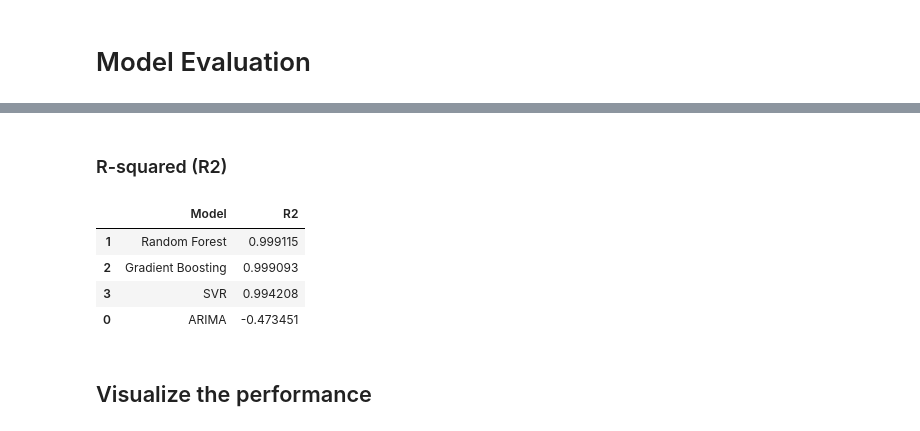
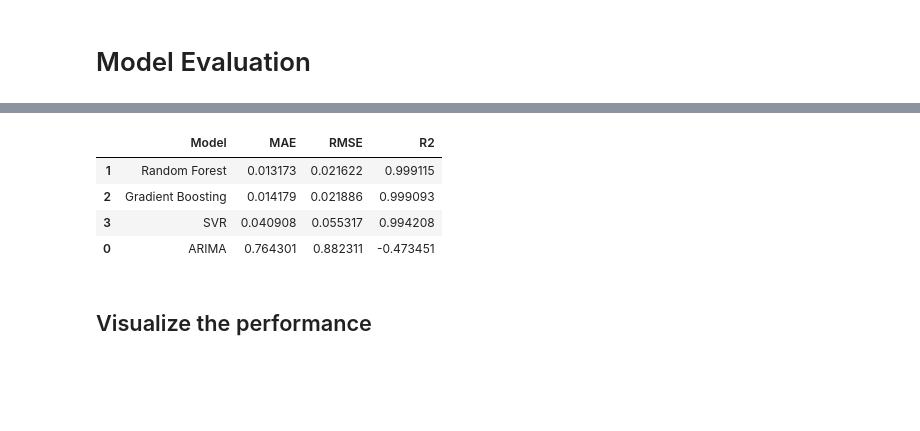
Before and after one commit to pinarrcindemirr/ML_Q1122408, a Jupyter notebook: ML_Q1122408.ipynb, the cells around one changed output, grey strips where cells are left out. Cells and saved outputs as stored; diff of their text form; code cells hidden in the pictures; blank space fills up the shorter version.

```diff
--- a/ML_Q1122408.ipynb
+++ b/ML_Q1122408.ipynb
@@ -544,44 +424,40 @@ df_rmse
-# %% [markdown]
-### R-squared (R2)
-# %%
-from sklearn.metrics import r2_score
-
-r2_arima = r2_score(
-    df_arima_results["Actual"],
-    df_arima_results["Predicted"]
-)
-r2_arima
-
-r2_rf = r2_score(
-    df_rf_results["Actual"],
-    df_rf_results["Predicted"]
-)
-r2_rf
-
-r2_gbr = r2_score(
-    df_gbr_results["Actual"],
-    df_gbr_results["Predicted"]
-)
-r2_gbr
-
-r2_svr = r2_score(
-    df_svr_results["Actual"],
-    df_svr_results["Predicted"]
-)
-r2_svr
-
-df_r2 = pd.DataFrame({
-    "Model": ["ARIMA", "Random Forest", "Gradient Boosting", "SVR"],
-    "R2": [r2_arima, r2_rf, r2_gbr, r2_svr]
-}).sort_values("R2", ascending=False)
-
-df_r2
-# %% [output]
-|  | Model | R2 |
-| 1 | Random Forest | 0.999115 |
-| 2 | Gradient Boosting | 0.999093 |
-| 3 | SVR | 0.994208 |
-| 0 | ARIMA | -0.473451 |
+# %%
+from sklearn.metrics import mean_absolute_error, mean_squared_error, r2_score
+import numpy as np
+import pandas as pd
+
+y_true = y_test
+
+predictions = {
+    "ARIMA": arima_pred_series,
+    "Random Forest": rf_pred_series,
+    "Gradient Boosting": gbr_pred_series,
+    "SVR": svr_pred_series
+}
+
+results = []
+
+for model_name, y_pred in predictions.items():
+    y_pred = y_pred.reindex(y_true.index)
+
+    mae = mean_absolute_error(y_true, y_pred)
+    rmse = np.sqrt(mean_squared_error(y_true, y_pred))
+    r2 = r2_score(y_true, y_pred)
+
+    results.append([model_name, mae, rmse, r2])
+
+df_metrics = pd.DataFrame(
+    results,
+    columns=["Model", "MAE", "RMSE", "R2"]
+).sort_values("RMSE")
+
+df_metrics
+# %% [output]
+|  | Model | MAE | RMSE | R2 |
+| 1 | Random Forest | 0.013173 | 0.021622 | 0.999115 |
+| 2 | Gradient Boosting | 0.014179 | 0.021886 | 0.999093 |
+| 3 | SVR | 0.040908 | 0.055317 | 0.994208 |
+| 0 | ARIMA | 0.764301 | 0.882311 | -0.473451 |
 # %% [markdown]
 ## Visualize the performance
 # %% [markdown]
```
Also changed, not shown: parts of 19 cells of this notebook.
